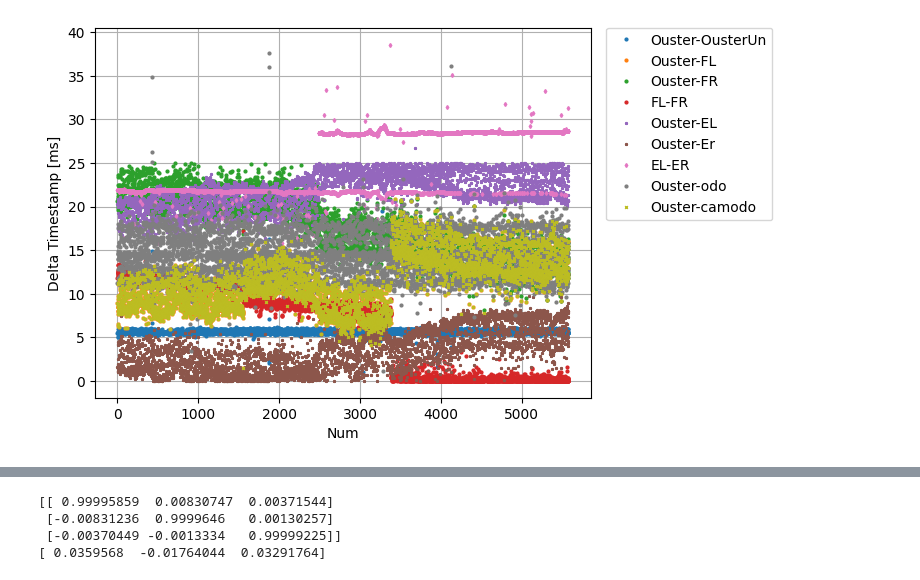
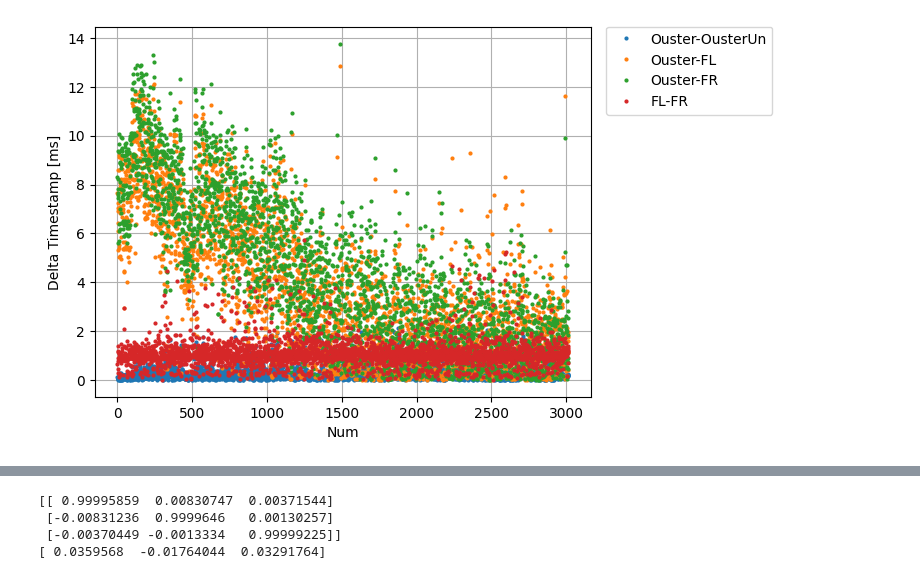
Before and after one commit to fusionportable/fusionportable_dataset_tools, a Jupyter notebook: write_data_to_kitti360.ipynb, the cells around one changed output, grey strips where cells are left out. Cells and saved outputs as stored; diff of their text form; code cells hidden in the pictures.

```diff
--- a/write_data_to_kitti360.ipynb
+++ b/write_data_to_kitti360.ipynb
@@ -15,25 +15,31 @@ algorithm = 'r3live'
 # %%
 ##### Set up the output data path
 dataset_path = '/Rocket_ssd/dataset/FusionPortable_dataset_develop/sensor_data/data_refined'
-calib_path = os.path.join(dataset_path, '../../calibration_files/20230618_calib/calib')
+calib_path = os.path.join(dataset_path, '../../calibration_files/20230426_calib/calib')
 kitti360_path = os.path.join(dataset_path, sequence_name, 'kitti360')
 
 ##### Set up the message topic list for different platforms
+# Platform
 if platform == 'handheld':
   from cfg.dataset.cfg_handheld import dataset_sensor_frameid_dict
   from cfg.dataset.cfg_handheld import dataset_rostopic_msg_frameid_dict
 elif platform == 'ugv':
   from cfg.dataset.cfg_ugv import dataset_sensor_frameid_dict
   from cfg.dataset.cfg_ugv import dataset_rostopic_msg_frameid_dict
-elif platform == 'legged_robot':
-  from cfg.dataset.cfg_legged_robot import dataset_sensor_frameid_dict
-  from cfg.dataset.cfg_legged_robot import dataset_rostopic_msg_frameid_dict
+elif platform == 'legged':
+  from cfg.dataset.cfg_legged import dataset_sensor_frameid_dict
+  from cfg.dataset.cfg_legged import dataset_rostopic_msg_frameid_dict
+  if sequence_name == 'legged_grass00':
+    dataset_sensor_frameid_dict, dataset_rostopic_msg_frameid_dict = \
+      filter_sensor('event', dataset_sensor_frameid_dict, dataset_rostopic_msg_frameid_dict)
 elif platform =='vehicle':
   from cfg.dataset.cfg_vehicle import dataset_sensor_frameid_dict
   from cfg.dataset.cfg_vehicle import dataset_rostopic_msg_frameid_dict
-
+# Algorithm
 if algorithm == 'r3live':
   from cfg.algorithm.cfg_r3live import algorithm_rostopic_msg_frameid_dict
+elif algorithm == 'fastlio2':
+  from cfg.algorithm.cfg_fastlio2 import algorithm_rostopic_msg_frameid_dict
 
 ##### Set up the sensor configuration
 int_ext_loader = IntrinsicExtrinsicLoader(is_print=False)
@@ -156,40 +164,37 @@ Length of matched id (ouster_un - sensors): 5577
 # %%
 ##### Analyze matched timestamps
 if len(matched_id_ouster_sensors_odom) > 0:
   import matplotlib.pyplot as plt
   num = [i for i in range(0, len(matched_id_ouster_sensors_odom))]
-
+  ##### Ouster_undistorted
   dt_ouster_ousterun = [1e3 * abs(ouster_timestamps[mid[0]] + t_add - ouster_un_timestamps[mid[1]]) for mid in matched_id_ouster_sensors_odom]
   plt.plot(num, dt_ouster_ousterun, label='Ouster-OusterUn', marker='o', markersize=2, linestyle='none')
-
-  dt_ouster_fl = [1e3 * abs(ouster_timestamps[mid[0]] - frame_left_image_timestamps[mid[2]]) for mid in matched_id_ouster_sensors_odom]
+  ##### Odometry
+  # dt_ouster_odo = [1e3 * abs(ouster_timestamps[mid[0]] - odom_timestamps[mid[2]]) for mid in matched_id_ouster_sensors_odom]
+  # plt.plot(num, dt_ouster_odo, label='Ouster-odo', marker='o', markersize=2, linestyle='none')
+  ##### Frame camera
+  dt_ouster_fl = [1e3 * abs(ouster_timestamps[mid[0]] - frame_left_image_timestamps[mid[3]]) for mid in matched_id_ouster_sensors_odom]
   plt.plot(num, dt_ouster_fl, label='Ouster-FL', marker='o', markersize=2, linestyle='none')
-  dt_ouster_fr = [1e3 * abs(ouster_timestamps[mid[0]] - frame_right_image_timestamps[mid[3]]) for mid in matched_id_ouster_sensors_odom]
+  dt_ouster_fr = [1e3 * abs(ouster_timestamps[mid[0]] - frame_right_image_timestamps[mid[4]]) for mid in matched_id_ouster_sensors_odom]
   plt.plot(num, dt_ouster_fr, label='Ouster-FR', marker='o', markersize=2, linestyle='none')
-  dt_fl_fr = [1e3 * abs(frame_left_image_timestamps[mid[2]] - frame_right_image_timestamps[mid[3]]) for mid in matched_id_ouster_sensors_odom]
+  dt_fl_fr = [1e3 * abs(frame_left_image_timestamps[mid[3]] - frame_right_image_timestamps[mid[4]]) for mid in matched_id_ouster_sensors_odom]
   plt.plot(num, dt_fl_fr, label='FL-FR', marker='o', markersize=2, linestyle='none')
-
-  if len(matched_id_ouster_sensors_odom[0]) == 8:
-    dt_ouster_el = [1e3 * abs(ouster_timestamps[mid[0]] - event_left_image_timestamps[mid[4]]) for mid in matched_id_ouster_sensors_odom]
+  ##### Event camera
+  if len(matched_id_ouster_sensors_odom[0]) == 7:
+    dt_ouster_el = [1e3 * abs(ouster_timestamps[mid[0]] - event_left_image_timestamps[mid[5]]) for mid in matched_id_ouster_sensors_odom]
     plt.plot(num, dt_ouster_el, label='Ouster-EL', marker='*', markersize=2, linestyle='none')
-    dt_ouster_er = [1e3 * abs(ouster_timestamps[mid[0]] - event_right_image_timestamps[mid[5]]) for mid in matched_id_ouster_sensors_odom]
+    dt_ouster_er = [1e3 * abs(ouster_timestamps[mid[0]] - event_right_image_timestamps[mid[6]]) for mid in matched_id_ouster_sensors_odom]
     plt.plot(num, dt_ouster_er, label='Ouster-Er', marker='*', markersize=2, linestyle='none')
-    dt_el_er = [1e3 * abs(event_left_image_timestamps[mid[4]] - event_right_image_timestamps[mid[5]]) for mid in matched_id_ouster_sensors_odom]
+    dt_el_er = [1e3 * abs(event_left_image_timestamps[mid[5]] - event_right_image_timestamps[mid[6]]) for mid in matched_id_ouster_sensors_odom]
     plt.plot(num, dt_el_er, label='EL-ER', marker='d', markersize=2, linestyle='none')
-
-    dt_ouster_odo = [1e3 * abs(ouster_timestamps[mid[0]] - odom_timestamps[mid[6]]) for mid in matched_id_ouster_sensors_odom]
-    plt.plot(num, dt_ouster_odo, label='Ouster-odo', marker='o', markersize=2, linestyle='none') # same to Ouster-FL
-
-    dt_ouster_camodo = [1e3 * abs(ouster_timestamps[mid[0]] - camodom_timestamps[mid[7]]) for mid in matched_id_ouster_sensors_odom]
-    plt.plot(num, dt_ouster_camodo, label='Ouster-camodo', marker='x', markersize=2, linestyle='none') # same to Ouster-FL
 
   plt.xlabel('Num')
   plt.ylabel('Delta Timestamp [ms]')
   plt.legend(loc='upper right', bbox_to_anchor=(1.38, 1.02))
   plt.grid(True)
   plt.show()
 # %% [output]
-[figure, old version]
+[figure, new version]
 # %%
 def rewrite_undistort_image(old_path, new_path, camera):
   import cv2
```
Also changed, not shown: parts of 6 cells of this notebook, 3 other files.
